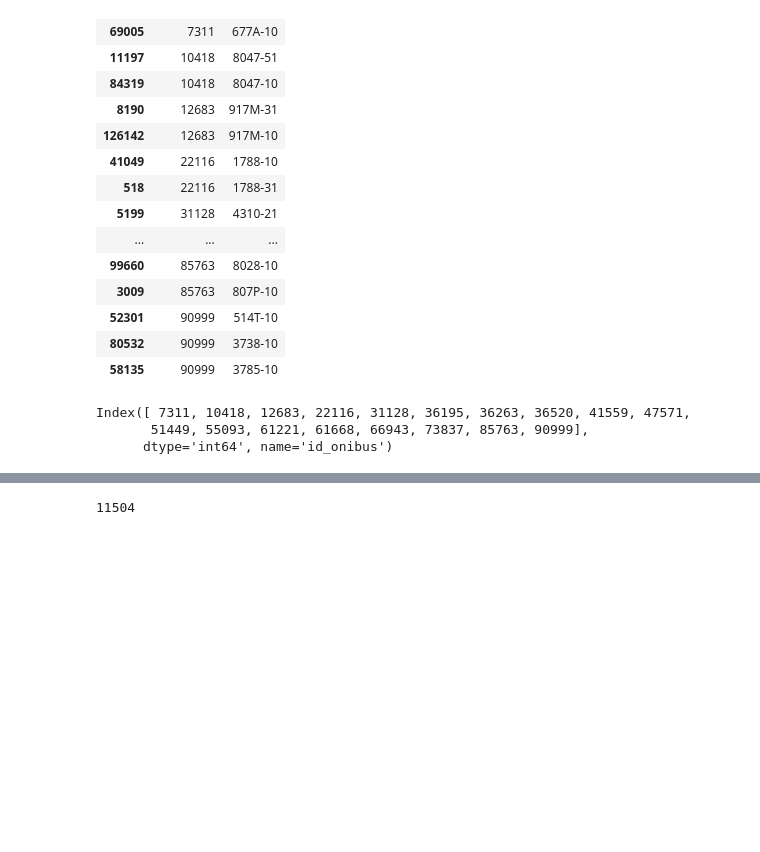
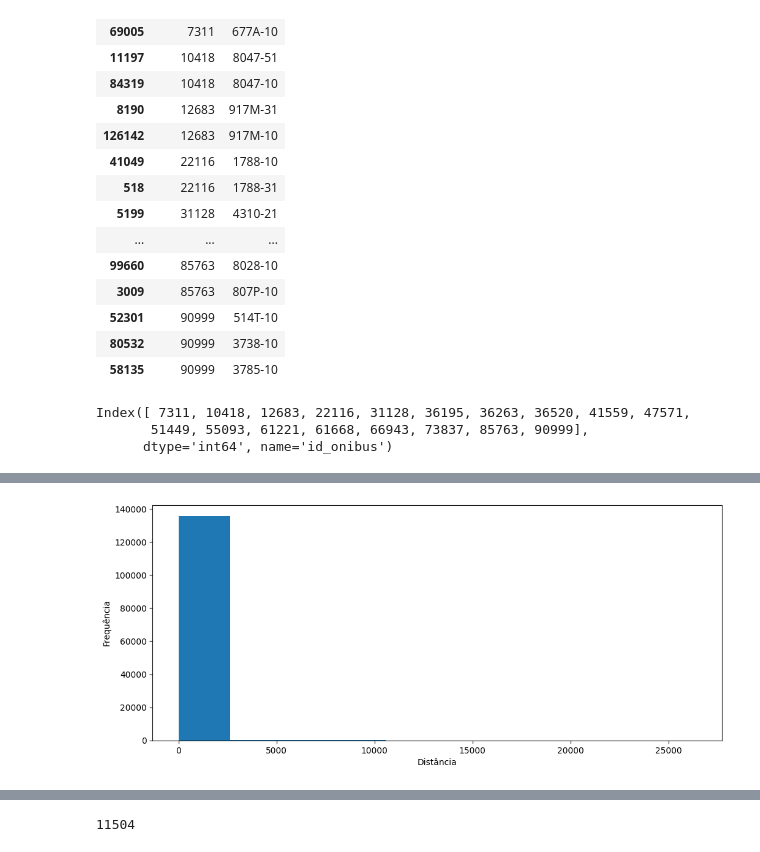
Before and after one commit to sepep-pmsp/dash_onibus_eletricos, a Jupyter notebook: analise_diagnostico.ipynb, the cells around one changed output, grey strips where cells are left out. Cells and saved outputs as stored; diff of their text form; code cells hidden in the pictures; blank space fills up the shorter version.

```diff
--- a/analise_diagnostico.ipynb
+++ b/analise_diagnostico.ipynb
@@ -82,0 +108,5 @@ Index([ 7311, 10418, 12683, 22116, 31128, 36195, 36263, 36520, 41559, 47571,
+# %%
+gdf["x"] = gdf.geometry.x
+gdf["y"] = gdf.geometry.y
+
+gdf
@@ -82,0 +222,9 @@ Index([ 7311, 10418, 12683, 22116, 31128, 36195, 36263, 36520, 41559, 47571,
+# %%
+gdf_final['momento_final'].dtype
+
+gdf_final['momento_inicial'] = pd.to_datetime(gdf_final['momento_inicial'])
+gdf_final['momento_final']   = pd.to_datetime(gdf_final['momento_final'])
+# %%
+gdf_final['duracao'] = (gdf_final['momento_final'] - gdf_final['momento_inicial']).dt.total_seconds()
+
+gdf_final
@@ -82,0 +245,4 @@ Index([ 7311, 10418, 12683, 22116, 31128, 36195, 36263, 36520, 41559, 47571,
+# %%
+gdf_final["velocidade"] = (gdf_final["distancia_percorrida"] / gdf_final["duracao"]) * 3.6
+
+gdf_final
@@ -82,0 +263,8 @@ Index([ 7311, 10418, 12683, 22116, 31128, 36195, 36263, 36520, 41559, 47571,
+# %%
+plt.figure(figsize=(12,5))
+plt.hist(gdf_final["distancia_percorrida"])
+plt.xlabel("Distância")
+plt.ylabel("Frequência")
+plt.show()
+# %% [output]
+[figure, added]
```
Also changed, not shown: parts of 15 cells of this notebook.
